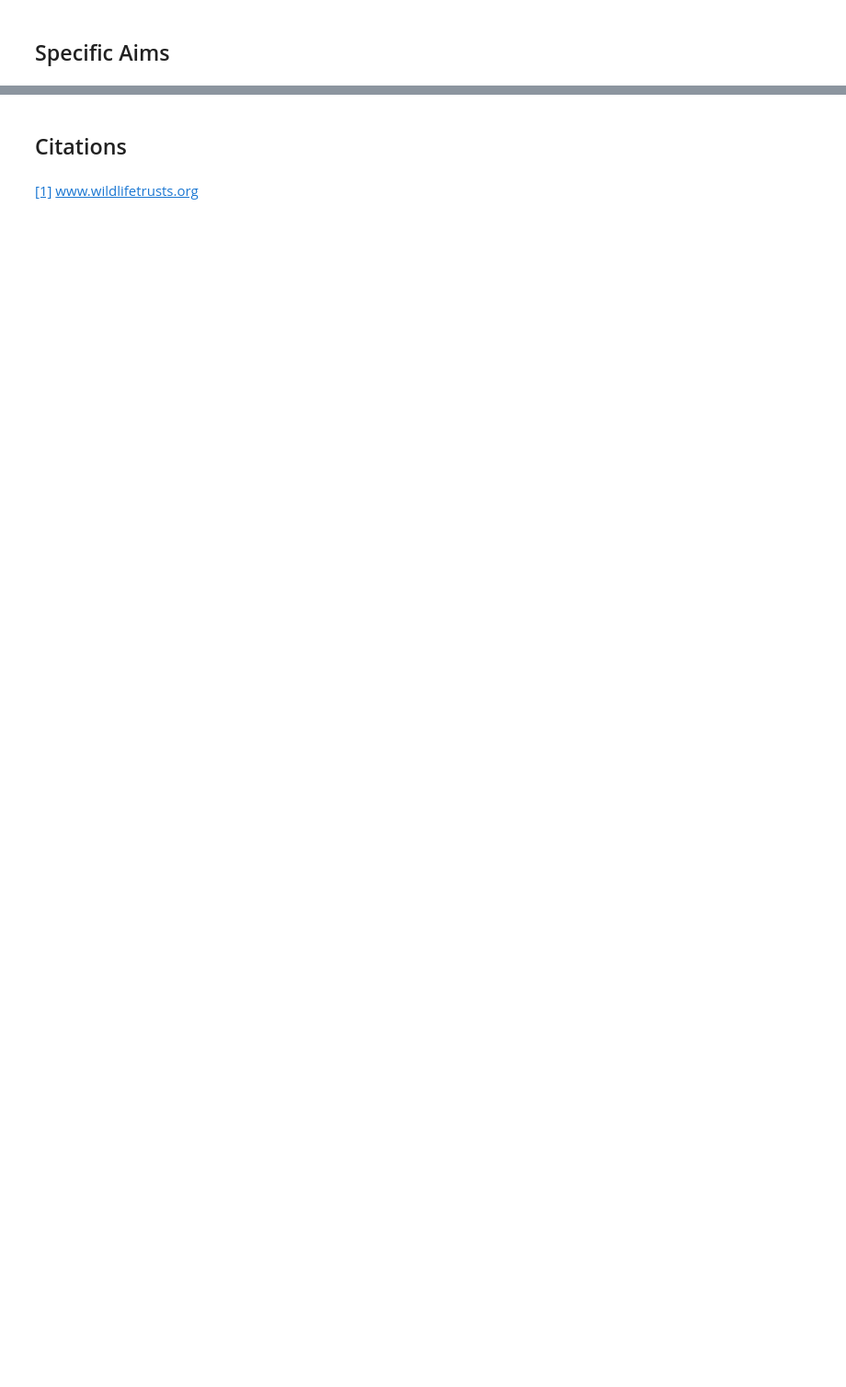
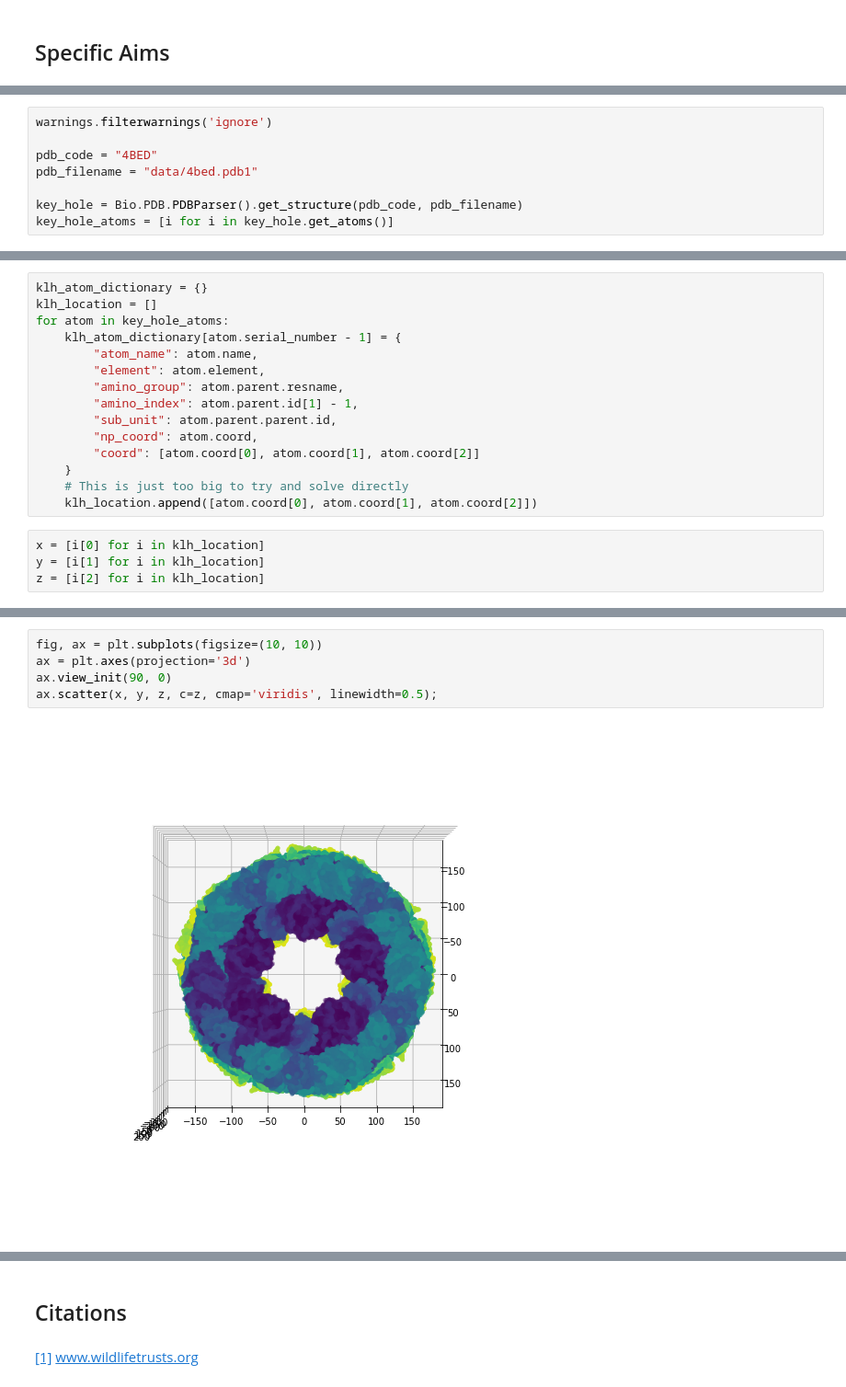
Before and after one commit to mcruggiero/KLH_Research, a Jupyter notebook: Key Hole Limpet Hemocyanin.ipynb, the cells around one changed output, grey strips where cells are left out. Shown at 92% size. Saved outputs shown, nothing was run; the diff lists cells and outputs as text; blank space fills up the shorter version.

```diff
--- a/Key Hole Limpet Hemocyanin.ipynb
+++ b/Key Hole Limpet Hemocyanin.ipynb
@@ -13,0 +73,8 @@ The goal of this work will be two-fold.  First, this work aims to understand the
+# %%
+warnings.filterwarnings('ignore')
+
+pdb_code = "4BED"
+pdb_filename = "data/4bed.pdb1"
+
+key_hole = Bio.PDB.PDBParser().get_structure(pdb_code, pdb_filename)
+key_hole_atoms = [i for i in key_hole.get_atoms()]
@@ -13,0 +89,19 @@ The goal of this work will be two-fold.  First, this work aims to understand the
+# %%
+klh_atom_dictionary = {}
+klh_location = []
+for atom in key_hole_atoms:
+    klh_atom_dictionary[atom.serial_number - 1] = {
+        "atom_name": atom.name,
+        "element": atom.element,
+        "amino_group": atom.parent.resname,
+        "amino_index": atom.parent.id[1] - 1,
+        "sub_unit": atom.parent.parent.id,
+        "np_coord": atom.coord,
+        "coord": [atom.coord[0], atom.coord[1], atom.coord[2]]
+    }
+    # This is just too big to try and solve directly
+    klh_location.append([atom.coord[0], atom.coord[1], atom.coord[2]])
+# %%
+x = [i[0] for i in klh_location]
+y = [i[1] for i in klh_location]
+z = [i[2] for i in klh_location]
@@ -13,0 +110,7 @@ The goal of this work will be two-fold.  First, this work aims to understand the
+# %%
+fig, ax = plt.subplots(figsize=(10, 10))
+ax = plt.axes(projection='3d')
+ax.view_init(90, 0)
+ax.scatter(x, y, z, c=z, cmap='viridis', linewidth=0.5);
+# %% [output]
+[figure, added]
```
Also changed, not shown: parts of 60 cells of this notebook, 6 other files.
